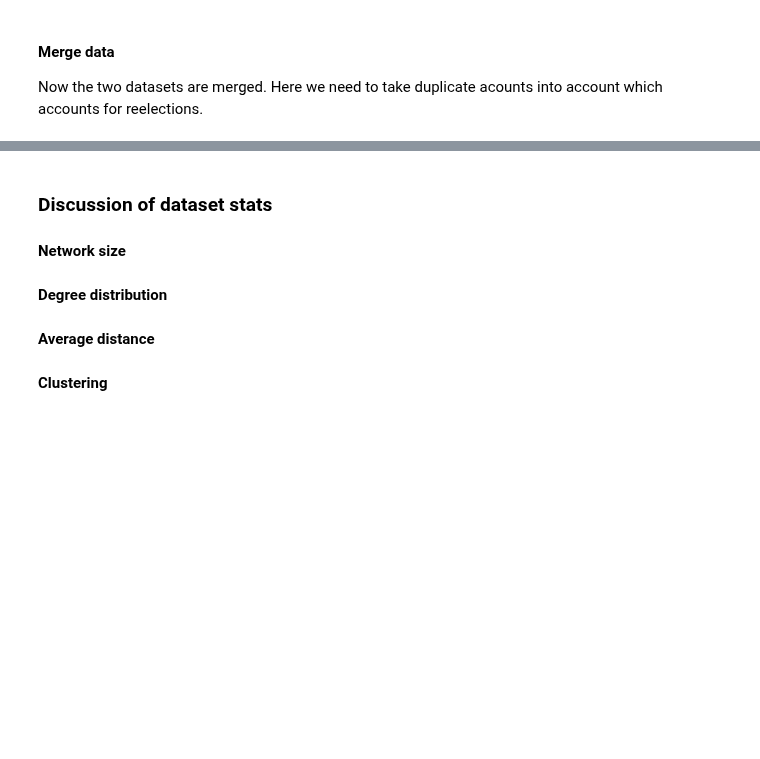
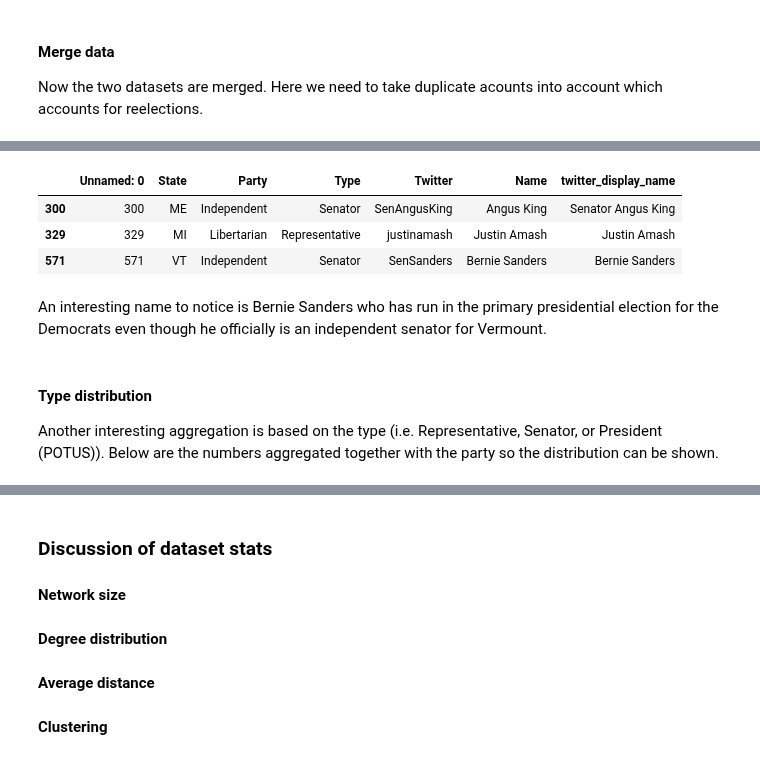
Before and after one commit to idariis/Social-Graphs-Project-E20, a Jupyter notebook: Notebooks/Explainer_Notebook.ipynb, the cells around one changed output, grey strips where cells are left out. Cells and saved outputs as stored; diff of their text form; code cells hidden in the pictures; blank space fills up the shorter version.

```diff
--- a/Notebooks/Explainer_Notebook.ipynb
+++ b/Notebooks/Explainer_Notebook.ipynb
@@ -265,0 +721,13 @@ How have we cleaned and preprocessed the tweets...
+# %%
+Handle_data[~Handle_data.Party.isin(['Republican', 'Democrat'])]
+# %% [output]
+|  | Unnamed: 0 | State | Party | Type | Twitter | Name | twitter_display_name |
+| 300 | 300 | ME | Independent | Senator | SenAngusKing | Angus King | Senator Angus King |
+| 329 | 329 | MI | Libertarian | Representative | justinamash | Justin Amash | Justin Amash |
+| 571 | 571 | VT | Independent | Senator | SenSanders | Bernie Sanders | Bernie Sanders |
+# %% [markdown]
+An interesting name to notice is Bernie Sanders who has run in the primary presidential election for the Democrats even though he officially is an independent senator for Vermount.
+# %% [markdown]
+#### Type distribution
+
+Another interesting aggregation is based on the type (i.e. Representative, Senator, or President (POTUS)). Below are the numbers aggregated together with the party so the distribution can be shown.
```
Also changed, not shown: parts of 109 cells of this notebook, 9 other files.
